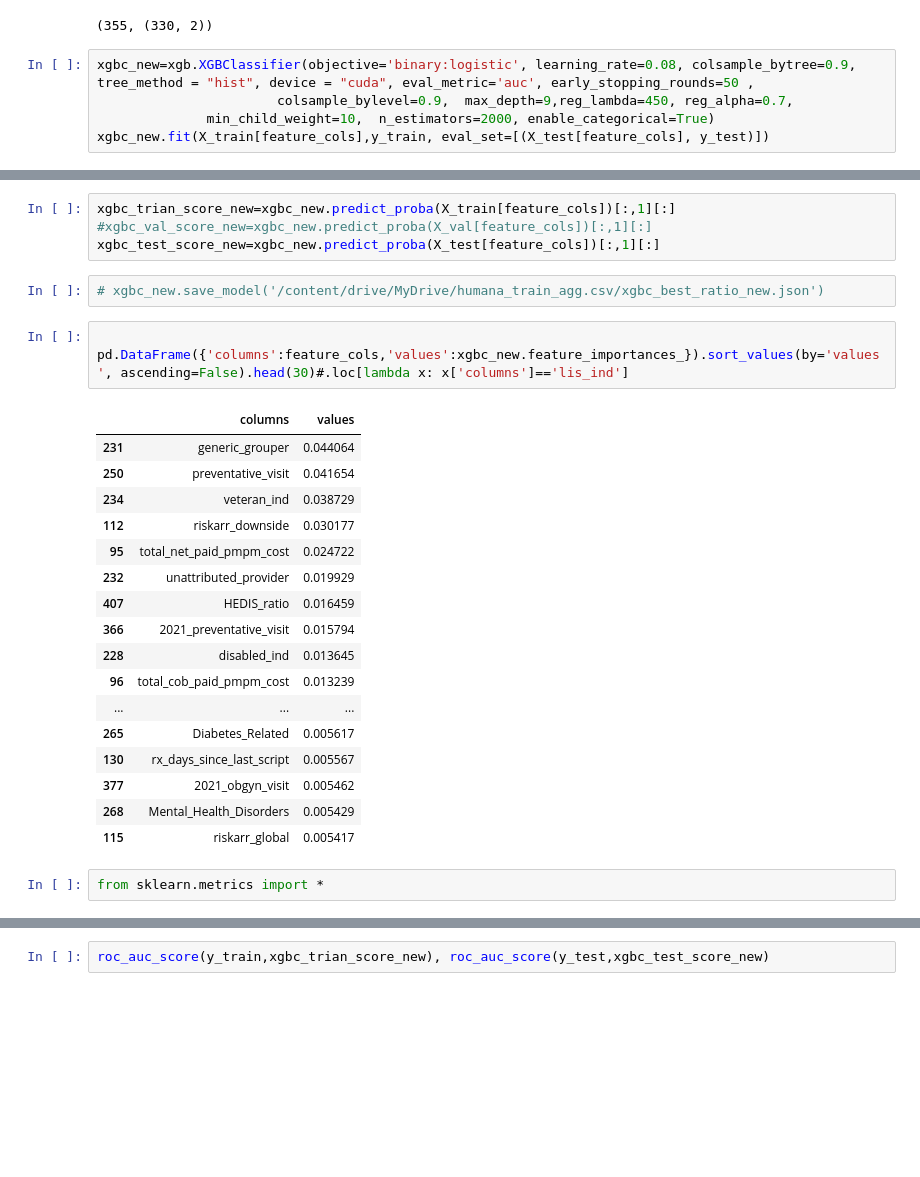
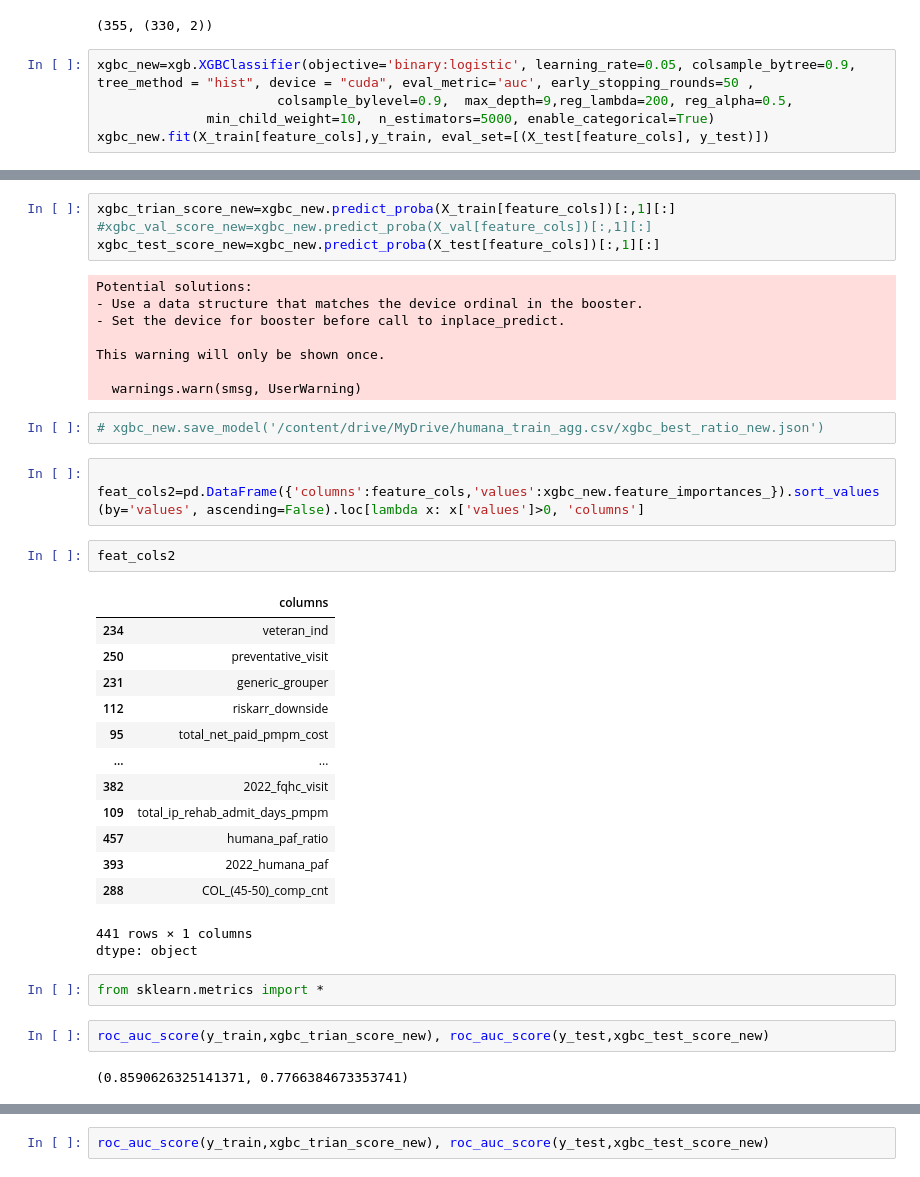
Before and after one commit to KavyaNair01/Machine_Learning, a Jupyter notebook: humana_model_new_kavya.ipynb, the cells around one changed output, grey strips where cells are left out. Cells and saved outputs as stored; diff of their text form; blank space fills up the shorter version.

```diff
--- a/humana_model_new_kavya.ipynb
+++ b/humana_model_new_kavya.ipynb
@@ -607,8 +607,8 @@ len(feature_cols),feat_imp_short.shape
 # %% [output]
 (355, (330, 2))
 # %%
-xgbc_new=xgb.XGBClassifier(objective='binary:logistic', learning_rate=0.08, colsample_bytree=0.9,  tree_method = "hist", device = "cuda", eval_metric='auc', early_stopping_rounds=50 ,
-                       colsample_bylevel=0.9,  max_depth=9,reg_lambda=450, reg_alpha=0.7,
-              min_child_weight=10,  n_estimators=2000, enable_categorical=True)
+xgbc_new=xgb.XGBClassifier(objective='binary:logistic', learning_rate=0.05, colsample_bytree=0.9,  tree_method = "hist", device = "cuda", eval_metric='auc', early_stopping_rounds=50 ,
+                       colsample_bylevel=0.9,  max_depth=9,reg_lambda=200, reg_alpha=0.5,
+              min_child_weight=10,  n_estimators=5000, enable_categorical=True)
 xgbc_new.fit(X_train[feature_cols],y_train, eval_set=[(X_test[feature_cols], y_test)])
 # %% [output]
@@ -644,28 +644,39 @@ XGBClassifier(base_score=None, booster=None, callbacks=None,
 xgbc_trian_score_new=xgbc_new.predict_proba(X_train[feature_cols])[:,1][:]
 #xgbc_val_score_new=xgbc_new.predict_proba(X_val[feature_cols])[:,1][:]
 xgbc_test_score_new=xgbc_new.predict_proba(X_test[feature_cols])[:,1][:]
+# %% [output]
+Potential solutions:
+- Use a data structure that matches the device ordinal in the booster.
+- Set the device for booster before call to inplace_predict.
+
+This warning will only be shown once.
+
+  warnings.warn(smsg, UserWarning)
 # %%
 # xgbc_new.save_model('/content/drive/MyDrive/humana_train_agg.csv/xgbc_best_ratio_new.json')
 # %%
 
-pd.DataFrame({'columns':feature_cols,'values':xgbc_new.feature_importances_}).sort_values(by='values', ascending=False).head(30)#.loc[lambda x: x['columns']=='lis_ind']
+feat_cols2=pd.DataFrame({'columns':feature_cols,'values':xgbc_new.feature_importances_}).sort_values(by='values', ascending=False).loc[lambda x: x['values']>0, 'columns']
-# %% [output]
-|  | columns | values |
-| 231 | generic_grouper | 0.044064 |
-| 250 | preventative_visit | 0.041654 |
-| 234 | veteran_ind | 0.038729 |
-| 112 | riskarr_downside | 0.030177 |
-| 95 | total_net_paid_pmpm_cost | 0.024722 |
-| 232 | unattributed_provider | 0.019929 |
-| 407 | HEDIS_ratio | 0.016459 |
-| 366 | 2021_preventative_visit | 0.015794 |
-| 228 | disabled_ind | 0.013645 |
-| 96 | total_cob_paid_pmpm_cost | 0.013239 |
-| ... | ... | ... |
-| 265 | Diabetes_Related | 0.005617 |
-| 130 | rx_days_since_last_script | 0.005567 |
-| 377 | 2021_obgyn_visit | 0.005462 |
-| 268 | Mental_Health_Disorders | 0.005429 |
-| 115 | riskarr_global | 0.005417 |
+# %%
+feat_cols2
+# %% [output]
+|  | columns |
+| 234 | veteran_ind |
+| 250 | preventative_visit |
+| 231 | generic_grouper |
+| 112 | riskarr_downside |
+| 95 | total_net_paid_pmpm_cost |
+| ... | ... |
+| 382 | 2022_fqhc_visit |
+| 109 | total_ip_rehab_admit_days_pmpm |
+| 457 | humana_paf_ratio |
+| 393 | 2022_humana_paf |
+| 288 | COL_(45-50)_comp_cnt |
+441 rows × 1 columns
+dtype: object
 # %%
 from sklearn.metrics import *
+# %%
+roc_auc_score(y_train,xgbc_trian_score_new), roc_auc_score(y_test,xgbc_test_score_new)
+# %% [output]
+(0.8590626325141371, 0.7766384673353741)
```
Also changed, not shown: parts of 45 cells of this notebook.
